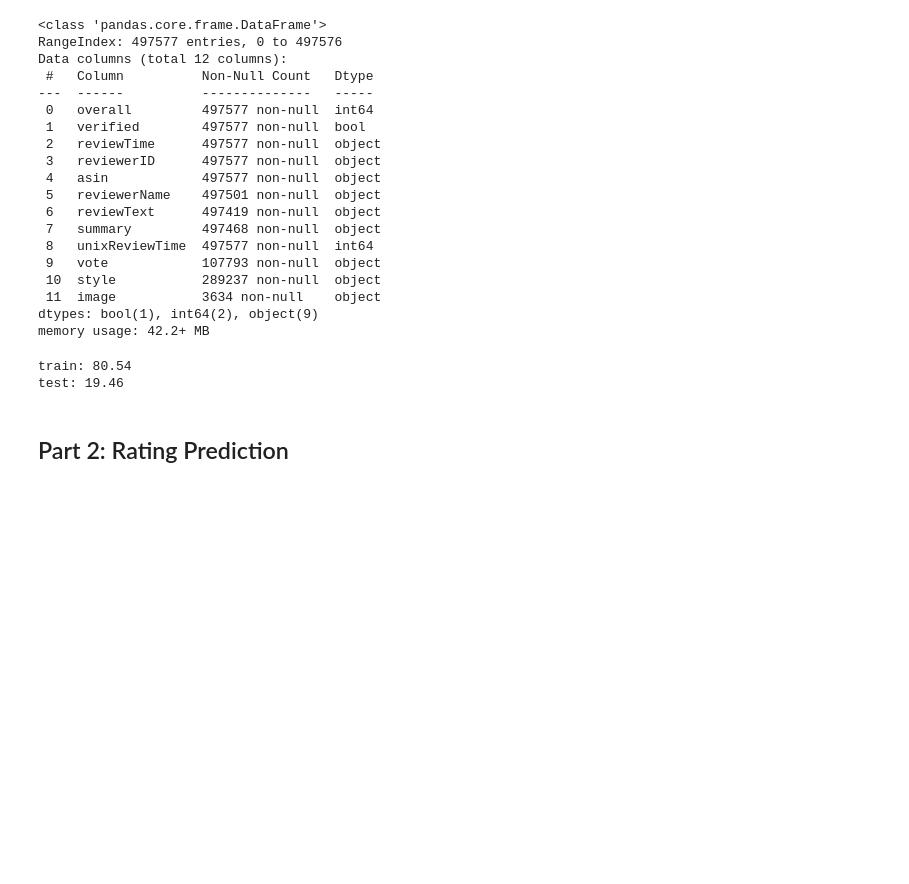
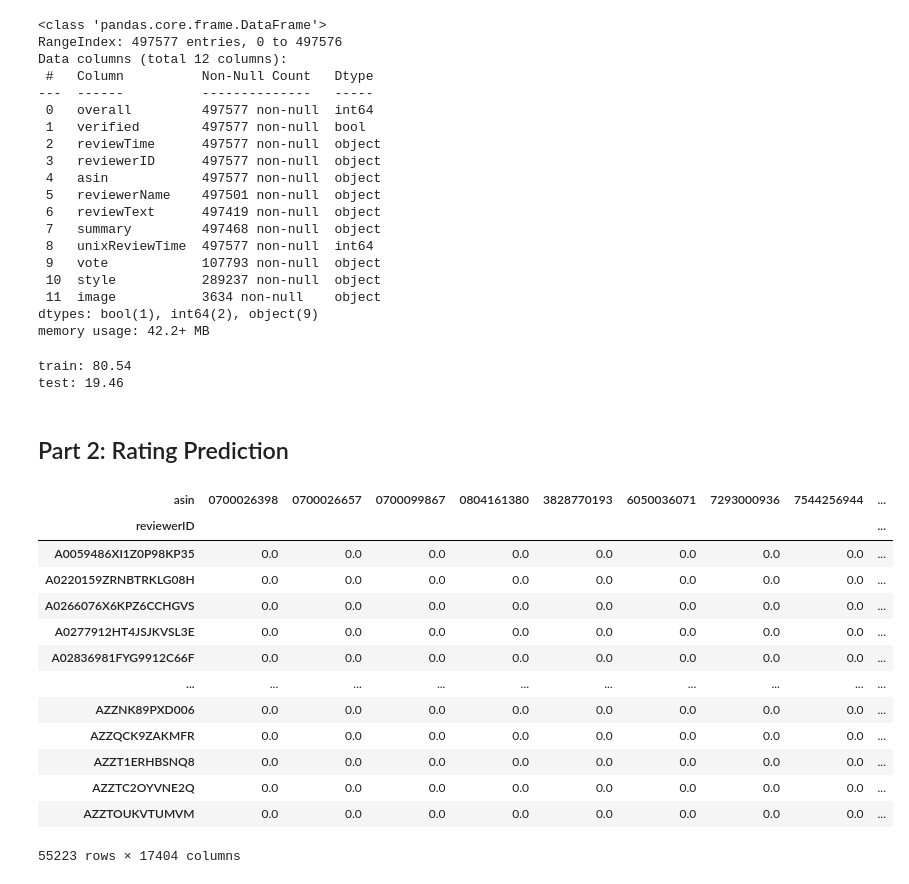
Before and after one commit to VedaY28/DataScienceFinal, a Jupyter notebook: FinalProject.ipynb, the cells around one changed output. Drawn from its saved outputs; the diff is of its cells as text; code cells hidden in the pictures; blank space fills up the shorter version.

```diff
--- a/FinalProject.ipynb
+++ b/FinalProject.ipynb
@@ -71,3 +72,32 @@ train: 80.54
 test: 19.46
 # %% [markdown]
 ## Part 2: Rating Prediction
+# %%
+train_df = train_df[['reviewerID', 'asin', 'overall']]
+test_df = test_df[['reviewerID', 'asin', 'overall']]
+
+user_item_matrix = train_df.pivot_table(
+    index='reviewerID',
+    columns = 'asin',
+    values = 'overall'
+).fillna(0)
+
+prod_ids = user_item_matrix.columns
+user_ids = user_item_matrix.index
+# %%
+user_item_matrix
+# %% [output]
+| asin | 0700026398 | 0700026657 | 0700099867 | 0804161380 | 3828770193 | 6050036071 | 7293000936 | 7544256944 | ... |
+| reviewerID |  |  |  |  |  |  |  |  | ... |
+| A0059486XI1Z0P98KP35 | 0.0 | 0.0 | 0.0 | 0.0 | 0.0 | 0.0 | 0.0 | 0.0 | ... |
+| A0220159ZRNBTRKLG08H | 0.0 | 0.0 | 0.0 | 0.0 | 0.0 | 0.0 | 0.0 | 0.0 | ... |
+| A0266076X6KPZ6CCHGVS | 0.0 | 0.0 | 0.0 | 0.0 | 0.0 | 0.0 | 0.0 | 0.0 | ... |
+| A0277912HT4JSJKVSL3E | 0.0 | 0.0 | 0.0 | 0.0 | 0.0 | 0.0 | 0.0 | 0.0 | ... |
+| A02836981FYG9912C66F | 0.0 | 0.0 | 0.0 | 0.0 | 0.0 | 0.0 | 0.0 | 0.0 | ... |
+| ... | ... | ... | ... | ... | ... | ... | ... | ... | ... |
+| AZZNK89PXD006 | 0.0 | 0.0 | 0.0 | 0.0 | 0.0 | 0.0 | 0.0 | 0.0 | ... |
+| AZZQCK9ZAKMFR | 0.0 | 0.0 | 0.0 | 0.0 | 0.0 | 0.0 | 0.0 | 0.0 | ... |
+| AZZT1ERHBSNQ8 | 0.0 | 0.0 | 0.0 | 0.0 | 0.0 | 0.0 | 0.0 | 0.0 | ... |
+| AZZTC2OYVNE2Q | 0.0 | 0.0 | 0.0 | 0.0 | 0.0 | 0.0 | 0.0 | 0.0 | ... |
+| AZZTOUKVTUMVM | 0.0 | 0.0 | 0.0 | 0.0 | 0.0 | 0.0 | 0.0 | 0.0 | ... |
+55223 rows × 17404 columns
```
Also changed, not shown: parts of 7 cells of this notebook.
